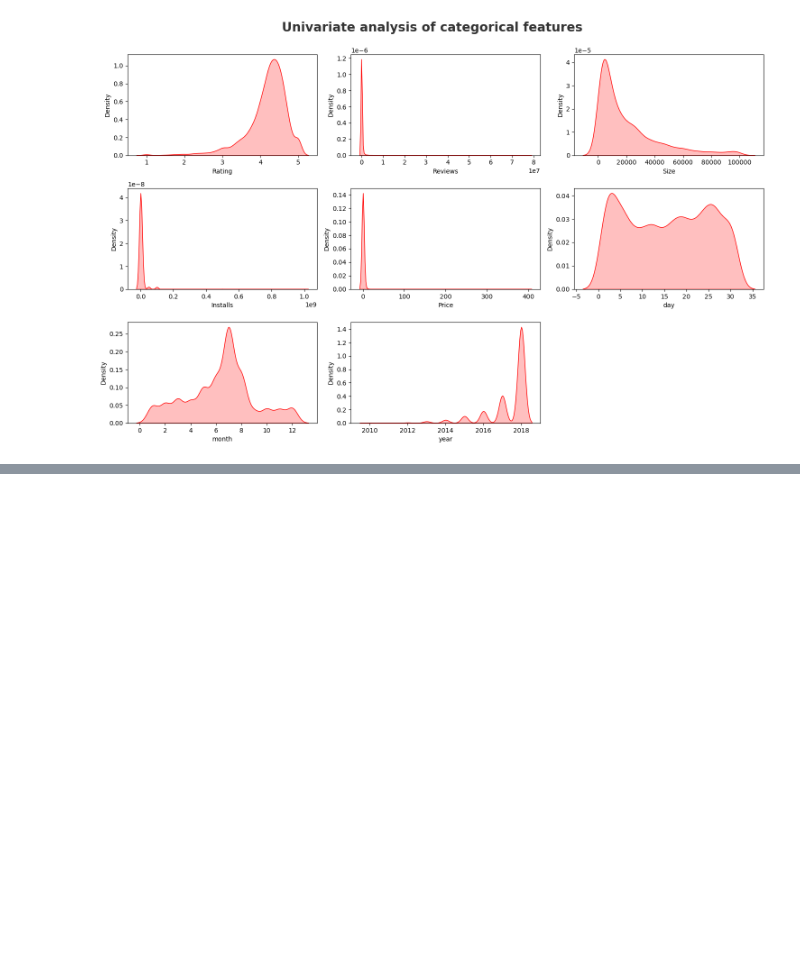
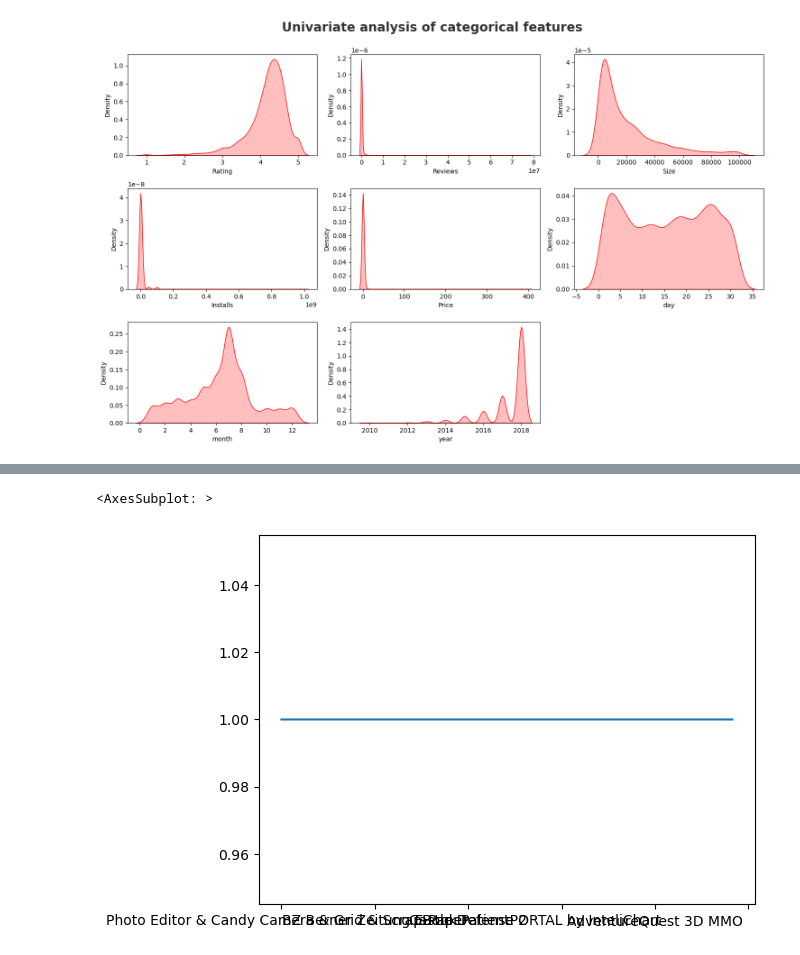
Before and after one commit to arunk7033/ineuron, a Jupyter notebook: EDAart2.ipynb, the cells around one changed output, grey strips where cells are left out. Cells and saved outputs as stored; diff of their text form; code cells hidden in the pictures; blank space fills up the shorter version.

```diff
--- a/EDAart2.ipynb
+++ b/EDAart2.ipynb
@@ -339,0 +397,5 @@ for i in range(0, len(numeric_features)):
+# %%
+df["App"].value_counts().plot()
+# %% [output]
+<AxesSubplot: >
+[figure, added]
```
Also changed, not shown: parts of 32 cells of this notebook.
